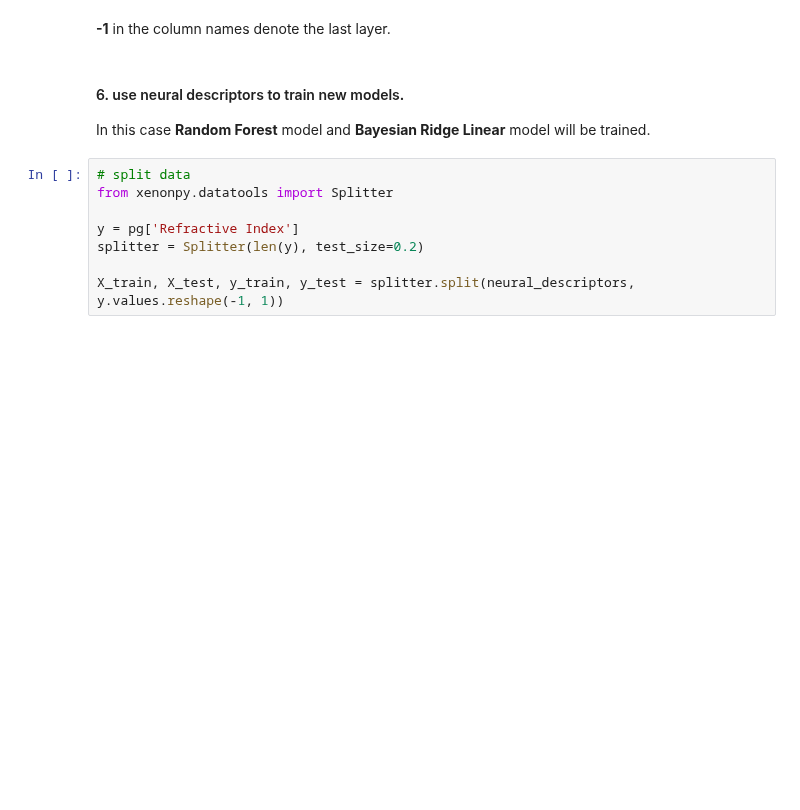
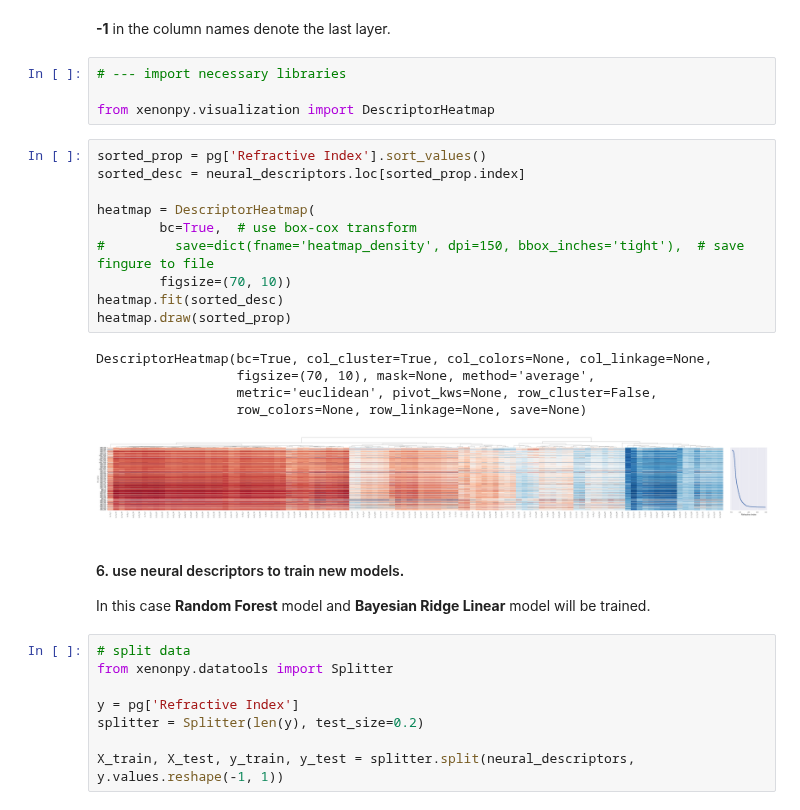
Before and after one commit to yoshida-lab/XenonPy, a Jupyter notebook: docs/source/tutorials/6-transfer_learning.ipynb, the cells around one changed output. Saved outputs shown, nothing was run; the diff lists cells and outputs as text; blank space fills up the shorter version.

```diff
--- a/docs/source/tutorials/6-transfer_learning.ipynb
+++ b/docs/source/tutorials/6-transfer_learning.ipynb
@@ -207,5 +221,25 @@ neural_descriptors.head(3)
 # %% [markdown]
 **-1** in the column names denote the last layer.
+# %%
+# --- import necessary libraries
+
+from xenonpy.visualization import DescriptorHeatmap
+# %%
+sorted_prop = pg['Refractive Index'].sort_values()
+sorted_desc = neural_descriptors.loc[sorted_prop.index]
+
+heatmap = DescriptorHeatmap(
+        bc=True,  # use box-cox transform
+#         save=dict(fname='heatmap_density', dpi=150, bbox_inches='tight'),  # save fingure to file
+        figsize=(70, 10))
+heatmap.fit(sorted_desc)
+heatmap.draw(sorted_prop)
+# %% [output]
+DescriptorHeatmap(bc=True, col_cluster=True, col_colors=None, col_linkage=None,
+                  figsize=(70, 10), mask=None, method='average',
+                  metric='euclidean', pivot_kws=None, row_cluster=False,
+                  row_colors=None, row_linkage=None, save=None)
+[figure, added]
 # %% [markdown]
 #### 6. use neural descriptors to train new models.
 
```
Also changed, not shown: parts of 20 cells of this notebook, 31 other files.
